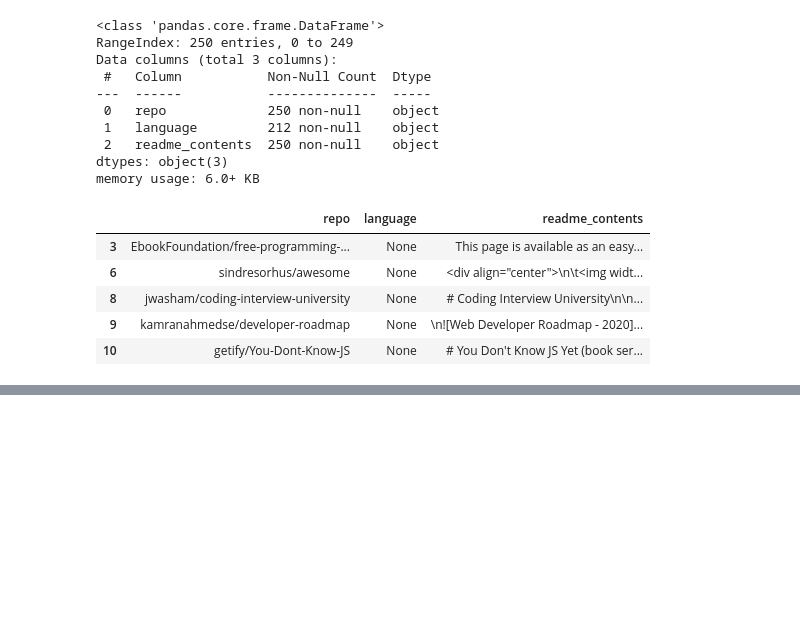
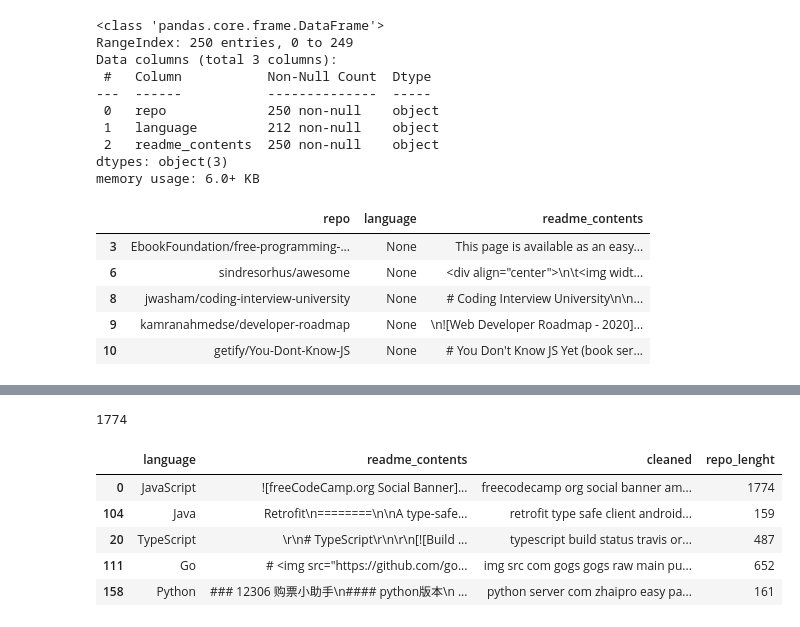
Before and after one commit to The-Tree-Muskeeters/git-language, a Jupyter notebook: nlp_project_redo.ipynb, the cells around one changed output, grey strips where cells are left out. Cells and saved outputs as stored; diff of their text form; code cells hidden in the pictures; blank space fills up the shorter version.

```diff
--- a/nlp_project_redo.ipynb
+++ b/nlp_project_redo.ipynb
@@ -172,0 +257,4 @@ Name: language, dtype: int64
+# %%
+len(train.cleaned[0].split())
+# %% [output]
+1774
@@ -172,0 +263,9 @@ Name: language, dtype: int64
+# %%
+train.head()
+# %% [output]
+|  | language | readme_contents | cleaned | repo_lenght |
+| 0 | JavaScript | ![freeCodeCamp.org Social Banner]... | freecodecamp org social banner am... | 1774 |
+| 104 | Java | Retrofit\n========\n\nA type-safe... | retrofit type safe client android... | 159 |
+| 20 | TypeScript | \r\n# TypeScript\r\n\r\n[![Build ... | typescript build status travis or... | 487 |
+| 111 | Go | # <img src="https://github.com/go... | img src com gogs gogs raw main pu... | 652 |
+| 158 | Python | ### 12306 购票小助手\n#### python版本\n ... | python server com zhaipro easy pa... | 161 |
```
Also changed, not shown: parts of 19 cells of this notebook.
